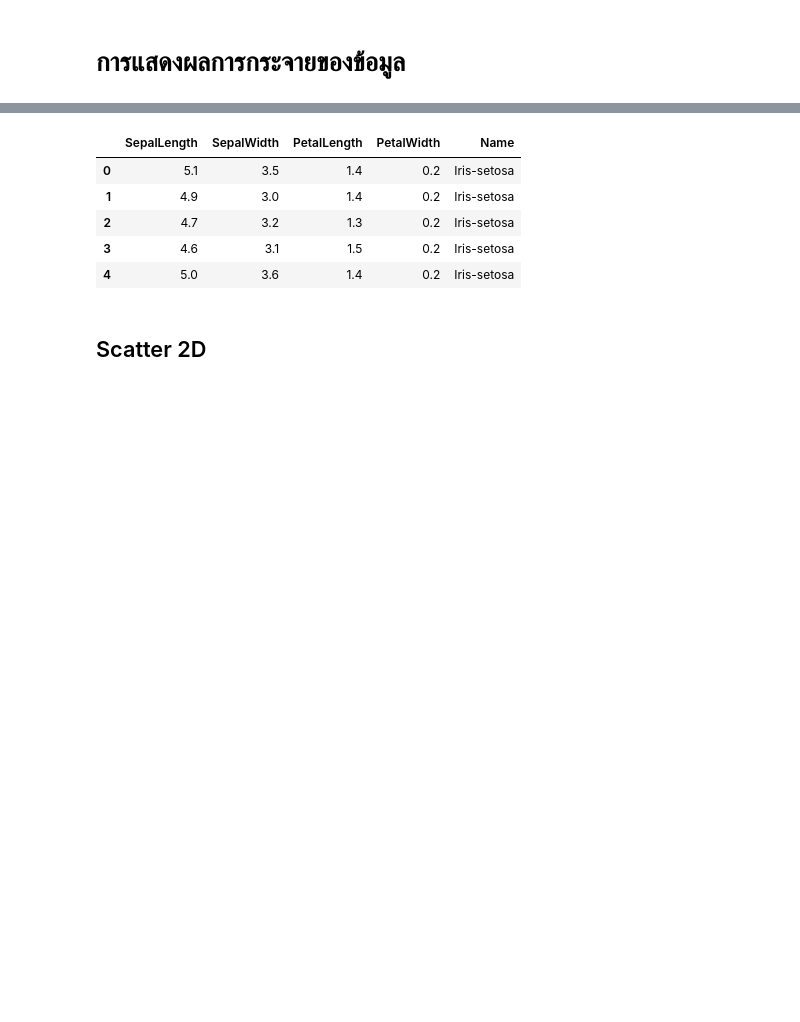
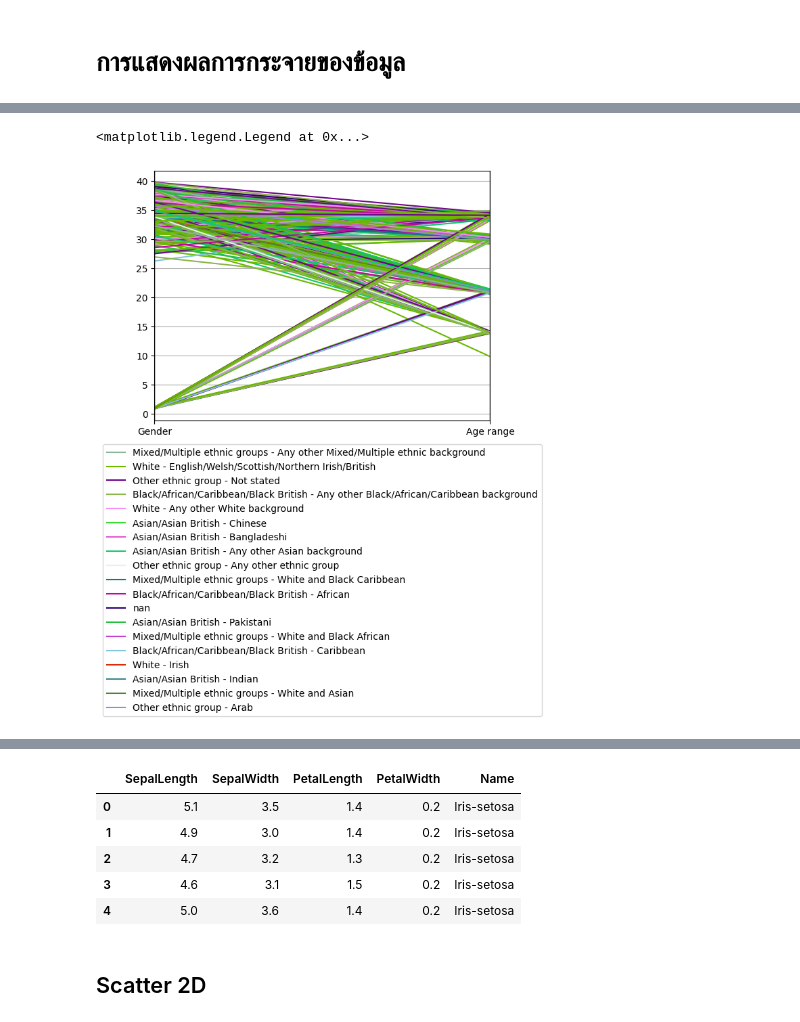
Before and after one commit to tohnperfect/dataviz2025, a Jupyter notebook: Visualize_Data_Distribution.ipynb, the cells around one changed output, grey strips where cells are left out. Saved outputs shown, nothing was run; the diff lists cells and outputs as text; code cells hidden in the pictures; blank space fills up the shorter version.

```diff
--- a/Visualize_Data_Distribution.ipynb
+++ b/Visualize_Data_Distribution.ipynb
@@ -7,0 +81,2 @@ from matplotlib import pyplot as plt
+# %%
+stopandsearch_df_dropna['Age range'] = stopandsearch_df_dropna['Age range'] * np.random.normal(loc=1, scale=0.01, size=len(stopandsearch_df_dropna))
@@ -7,0 +85,2 @@ from matplotlib import pyplot as plt
+# %%
+stopandsearch_df_dropna = stopandsearch_df_dropna[(stopandsearch_df_dropna['Gender']>=0) & (stopandsearch_df_dropna['Gender']<40)]
@@ -7,0 +96,6 @@ from matplotlib import pyplot as plt
+# %%
+pd.plotting.parallel_coordinates(stopandsearch_df_dropna[['Gender','Age range','Self-defined ethnicity']],'Self-defined ethnicity')
+plt.legend(loc='lower center', bbox_to_anchor=(0.5, -1.2))
+# %% [output]
+<matplotlib.legend.Legend at 0x...>
+[figure, added]
```
Also changed, not shown: parts of 16 cells of this notebook.
